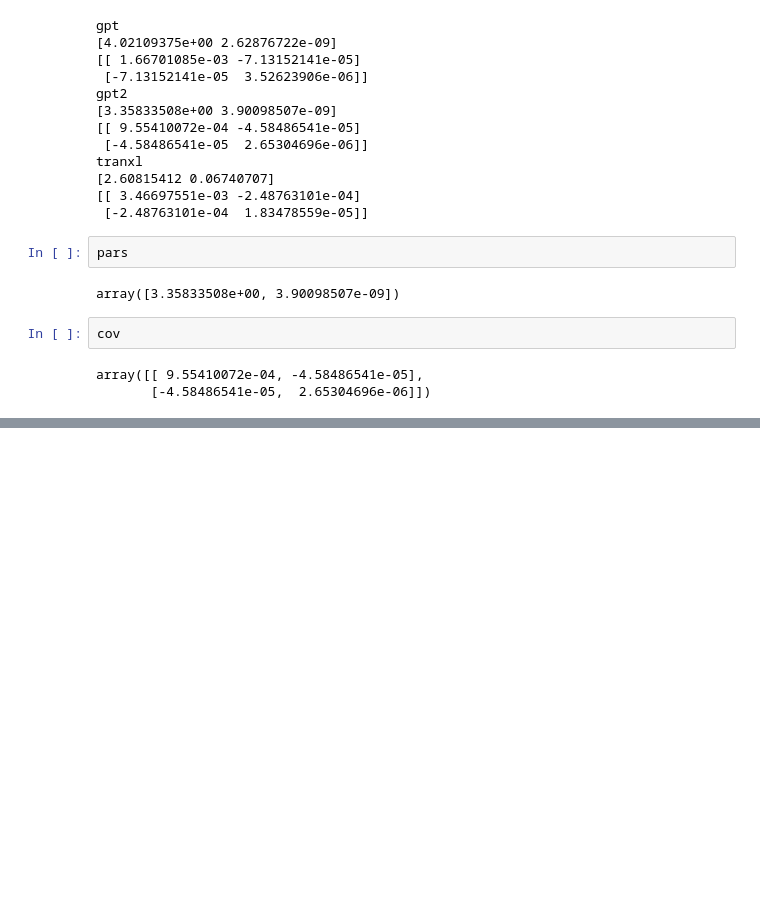
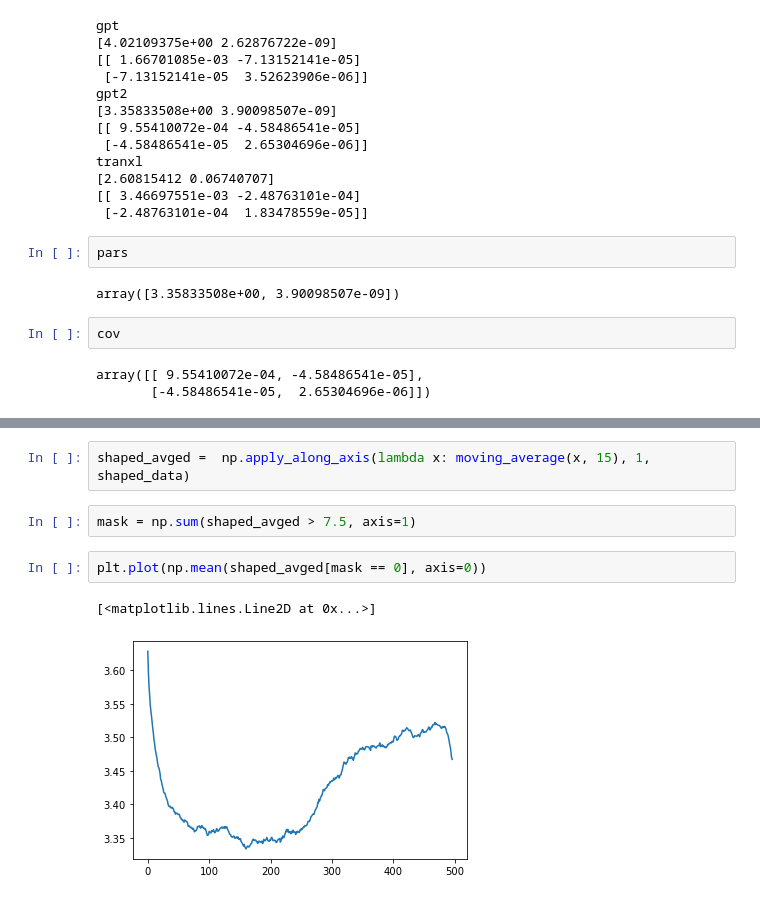
Before and after one commit to daniter-cu/discoher, a Jupyter notebook: notebooks/LRD.ipynb, the cells around one changed output, grey strips where cells are left out. Saved outputs shown, nothing was run; the diff lists cells and outputs as text; blank space fills up the shorter version.

```diff
--- a/notebooks/LRD.ipynb
+++ b/notebooks/LRD.ipynb
@@ -443,0 +474,9 @@ array([[ 9.55410072e-04, -4.58486541e-05],
+# %%
+shaped_avged =  np.apply_along_axis(lambda x: moving_average(x, 15), 1, shaped_data)
+# %%
+mask = np.sum(shaped_avged > 7.5, axis=1)
+# %%
+plt.plot(np.mean(shaped_avged[mask == 0], axis=0))
+# %% [output]
+[<matplotlib.lines.Line2D at 0x...>]
+[figure, added]
```
Also changed, not shown: parts of 10 cells of this notebook, 2 other files.
